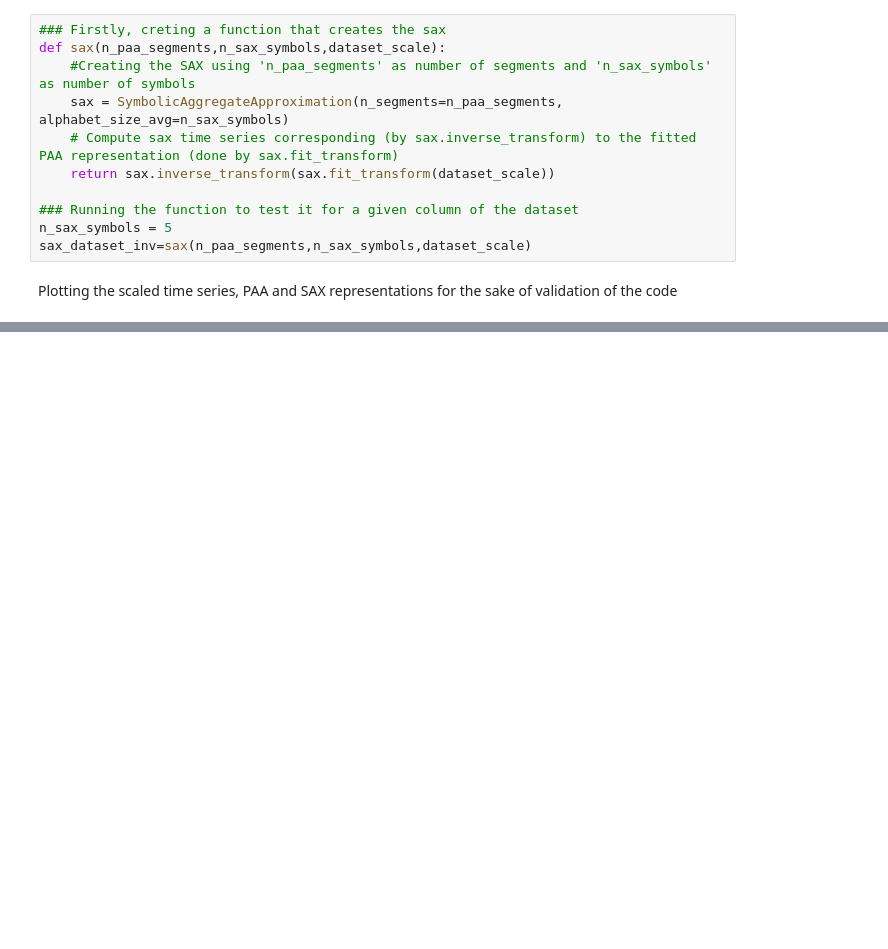
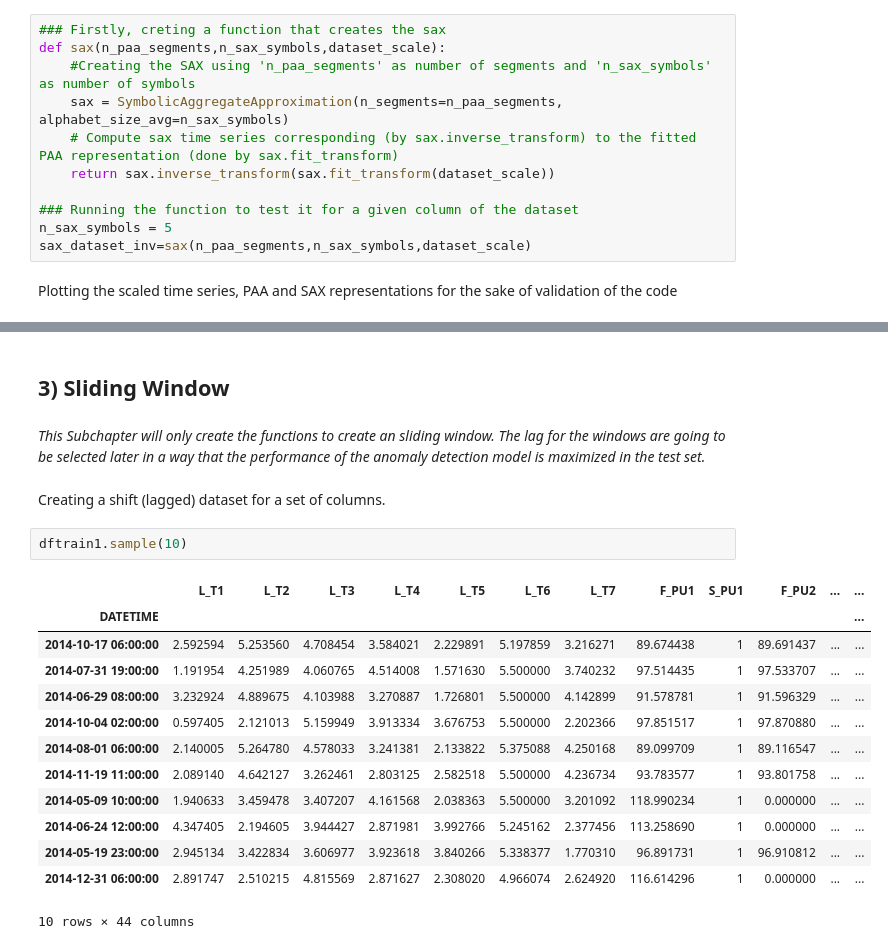
Before and after one commit to chengh42/Cyber-Data-Analytics, a Jupyter notebook: batadal/DiscreteModelTask.ipynb, the cells around one changed output, grey strips where cells are left out. Cells and saved outputs as stored; diff of their text form; blank space fills up the shorter version.

```diff
--- a/batadal/DiscreteModelTask.ipynb
+++ b/batadal/DiscreteModelTask.ipynb
@@ -134,3 +139,26 @@ plt.tight_layout()
 plt.show()
 # %% [output]
 [figure]
+# %% [markdown]
+## 3) Sliding Window
+# %% [markdown]
+_This Subchapter will only create the functions to create an sliding window.
+The lag for the windows are going to be selected later in a way that the performance of the anomaly detection model is maximized in the test set._
+# %% [markdown]
+Creating a shift (lagged) dataset for a set of columns.
+# %%
+dftrain1.sample(10)
+# %% [output]
+|  | L_T1 | L_T2 | L_T3 | L_T4 | L_T5 | L_T6 | L_T7 | F_PU1 | S_PU1 | F_PU2 | ... | ... |
+| DATETIME |  |  |  |  |  |  |  |  |  |  |  | ... |
+| 2014-10-17 06:00:00 | 2.592594 | 5.253560 | 4.708454 | 3.584021 | 2.229891 | 5.197859 | 3.216271 | 89.674438 | 1 | 89.691437 | ... | ... |
+| 2014-07-31 19:00:00 | 1.191954 | 4.251989 | 4.060765 | 4.514008 | 1.571630 | 5.500000 | 3.740232 | 97.514435 | 1 | 97.533707 | ... | ... |
+| 2014-06-29 08:00:00 | 3.232924 | 4.889675 | 4.103988 | 3.270887 | 1.726801 | 5.500000 | 4.142899 | 91.578781 | 1 | 91.596329 | ... | ... |
+| 2014-10-04 02:00:00 | 0.597405 | 2.121013 | 5.159949 | 3.913334 | 3.676753 | 5.500000 | 2.202366 | 97.851517 | 1 | 97.870880 | ... | ... |
+| 2014-08-01 06:00:00 | 2.140005 | 5.264780 | 4.578033 | 3.241381 | 2.133822 | 5.375088 | 4.250168 | 89.099709 | 1 | 89.116547 | ... | ... |
+| 2014-11-19 11:00:00 | 2.089140 | 4.642127 | 3.262461 | 2.803125 | 2.582518 | 5.500000 | 4.236734 | 93.783577 | 1 | 93.801758 | ... | ... |
+| 2014-05-09 10:00:00 | 1.940633 | 3.459478 | 3.407207 | 4.161568 | 2.038363 | 5.500000 | 3.201092 | 118.990234 | 1 | 0.000000 | ... | ... |
+| 2014-06-24 12:00:00 | 4.347405 | 2.194605 | 3.944427 | 2.871981 | 3.992766 | 5.245162 | 2.377456 | 113.258690 | 1 | 0.000000 | ... | ... |
+| 2014-05-19 23:00:00 | 2.945134 | 3.422834 | 3.606977 | 3.923618 | 3.840266 | 5.338377 | 1.770310 | 96.891731 | 1 | 96.910812 | ... | ... |
+| 2014-12-31 06:00:00 | 2.891747 | 2.510215 | 4.815569 | 2.871627 | 2.308020 | 4.966074 | 2.624920 | 116.614296 | 1 | 0.000000 | ... | ... |
+10 rows × 44 columns
```
Also changed, not shown: parts of 8 cells of this notebook, 1 other file.
